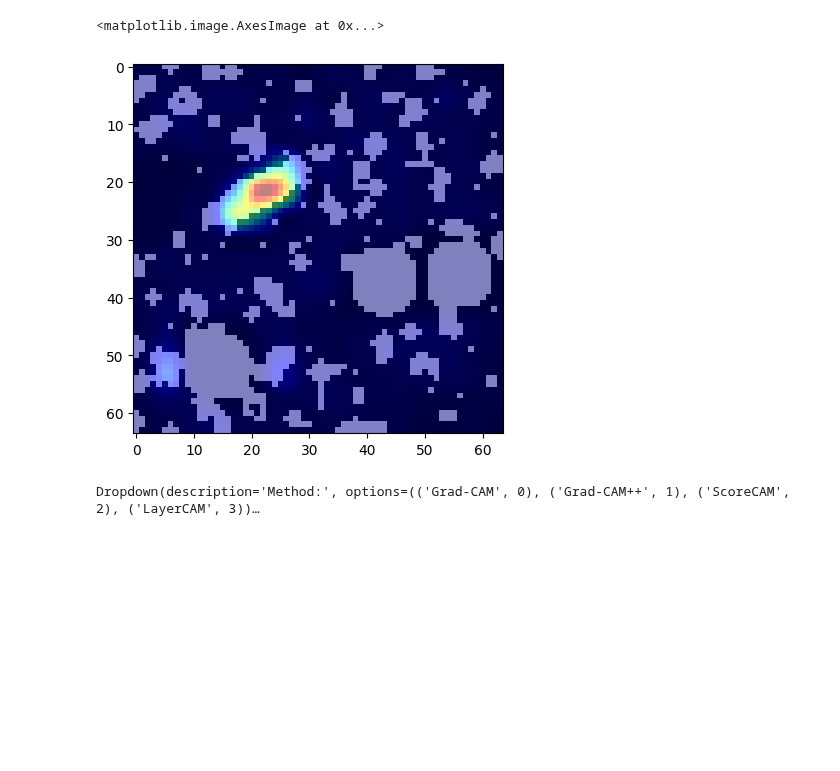
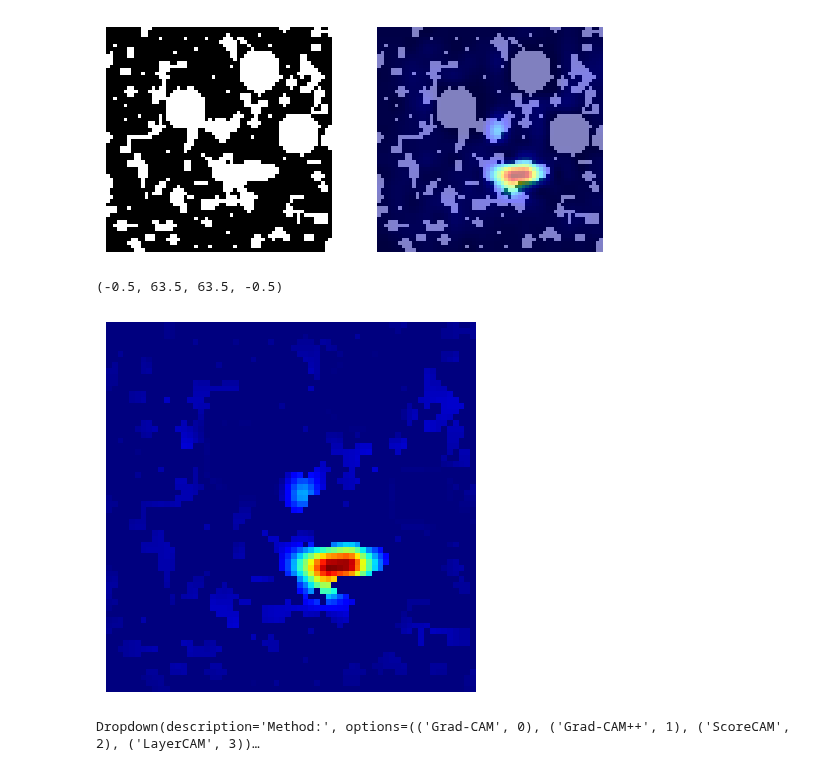
Before and after one commit to Kayzi0/ExplainBlobs, a Jupyter notebook: regression.ipynb, the cells around one changed output. Cells and saved outputs as stored; diff of their text form; code cells hidden in the pictures; blank space fills up the shorter version.

Commit message:
added snippet to visualise the multiplication

```diff
--- a/regression.ipynb
+++ b/regression.ipynb
@@ -38,6 +31,10 @@ for i in range(N):
     imgs[:,:,i] = x
 # %%
 model = tf.keras.models.load_model("models/model40_padding")
-plt.imshow(imgs[:,:,2], cmap = 'gray')
-plt.imshow(GradCam(imgs[:,:,2], model, -6, 0), cmap ='jet', alpha = 0.5)
+fig, ax = plt.subplots(1,2)
+ax[0].imshow(imgs[:,:,2], cmap = 'gray')
+ax[1].imshow(imgs[:,:,2], cmap = 'gray')
+ax[1].imshow(GradCam(imgs[:,:,2], model, -6, 0), cmap ='jet', alpha= 0.5)
+ax[0].axis('off')
+ax[1].axis('off')
 # %% [output]
@@ -48,5 +42,12 @@ To enable them in other operations, rebuild TensorFlow with the appropriate comp
-<matplotlib.image.AxesImage at 0x...>
-[figure, old version]
+[figure, new version]
+# %%
+x = imgs[:,:,2]
+xgc = GradCam(imgs[:,:,2], model, -6, 0)
+plt.imshow(x*xgc, cmap = 'jet')
+plt.axis('off')
+# %% [output]
+(-0.5, 63.5, 63.5, -0.5)
+[figure, added]
 # %%
 import ipywidgets as widgets
 
```
Also changed, not shown: parts of 2 cells of this notebook.
